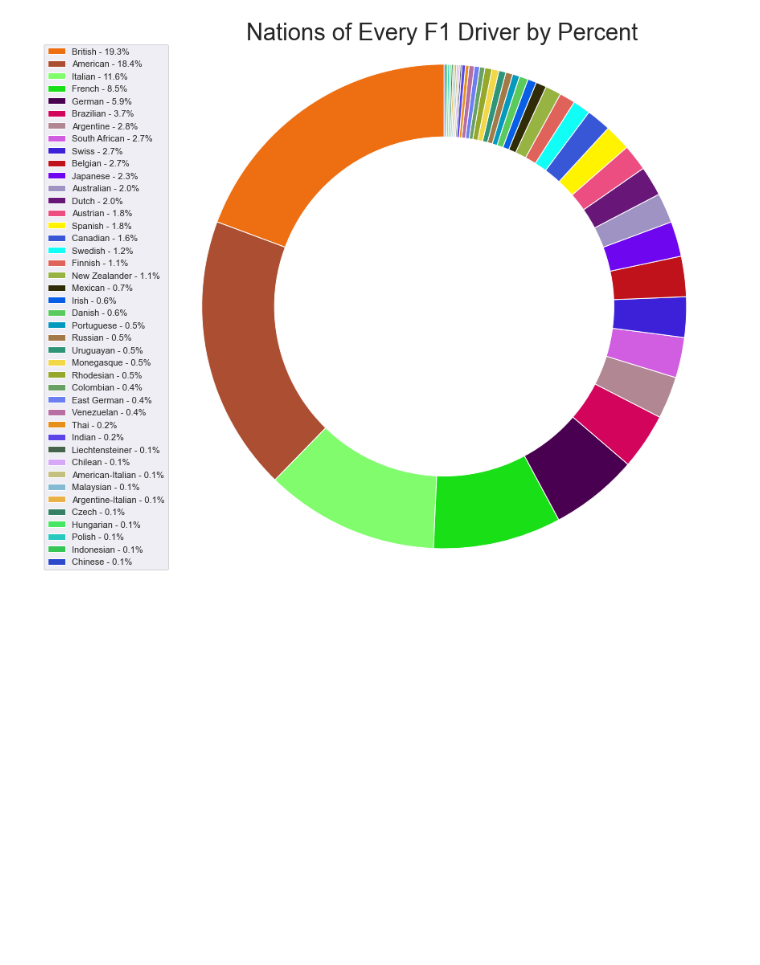
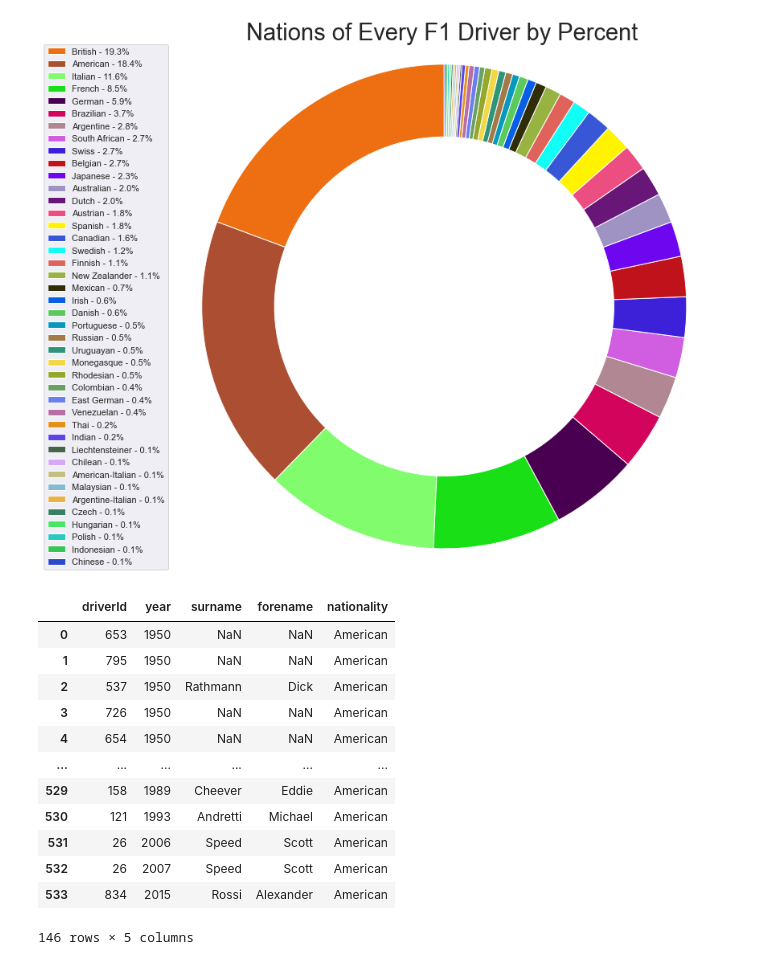
Before and after one commit to jdodway/F1Analysis, a Jupyter notebook: F1Nations.ipynb, the cells around one changed output. Cells and saved outputs as stored; diff of their text form; code cells hidden in the pictures; blank space fills up the shorter version.

Commit message:
America

```diff
--- a/F1Nations.ipynb
+++ b/F1Nations.ipynb
@@ -107,3 +107,21 @@ plt.savefig('F1DriverNationsPie.jpeg')
 plt.show()
 # %% [output]
 [figure]
+# %%
+url = 'https://raw.githubusercontent.com/jdodway/F1Analysis/main/F1QueryResults/F1AmericanTimeline.csv'
+AmericanTimeline = pd.read_csv(url)
+AmericanTimeline.groupby('year').head()
+# %% [output]
+|  | driverId | year | surname | forename | nationality |
+| 0 | 653 | 1950 | NaN | NaN | American |
+| 1 | 795 | 1950 | NaN | NaN | American |
+| 2 | 537 | 1950 | Rathmann | Dick | American |
+| 3 | 726 | 1950 | NaN | NaN | American |
+| 4 | 654 | 1950 | NaN | NaN | American |
+| ... | ... | ... | ... | ... | ... |
+| 529 | 158 | 1989 | Cheever | Eddie | American |
+| 530 | 121 | 1993 | Andretti | Michael | American |
+| 531 | 26 | 2006 | Speed | Scott | American |
+| 532 | 26 | 2007 | Speed | Scott | American |
+| 533 | 834 | 2015 | Rossi | Alexander | American |
+146 rows × 5 columns
```
Also changed, not shown: parts of 1 cell of this notebook, 1 other file.
